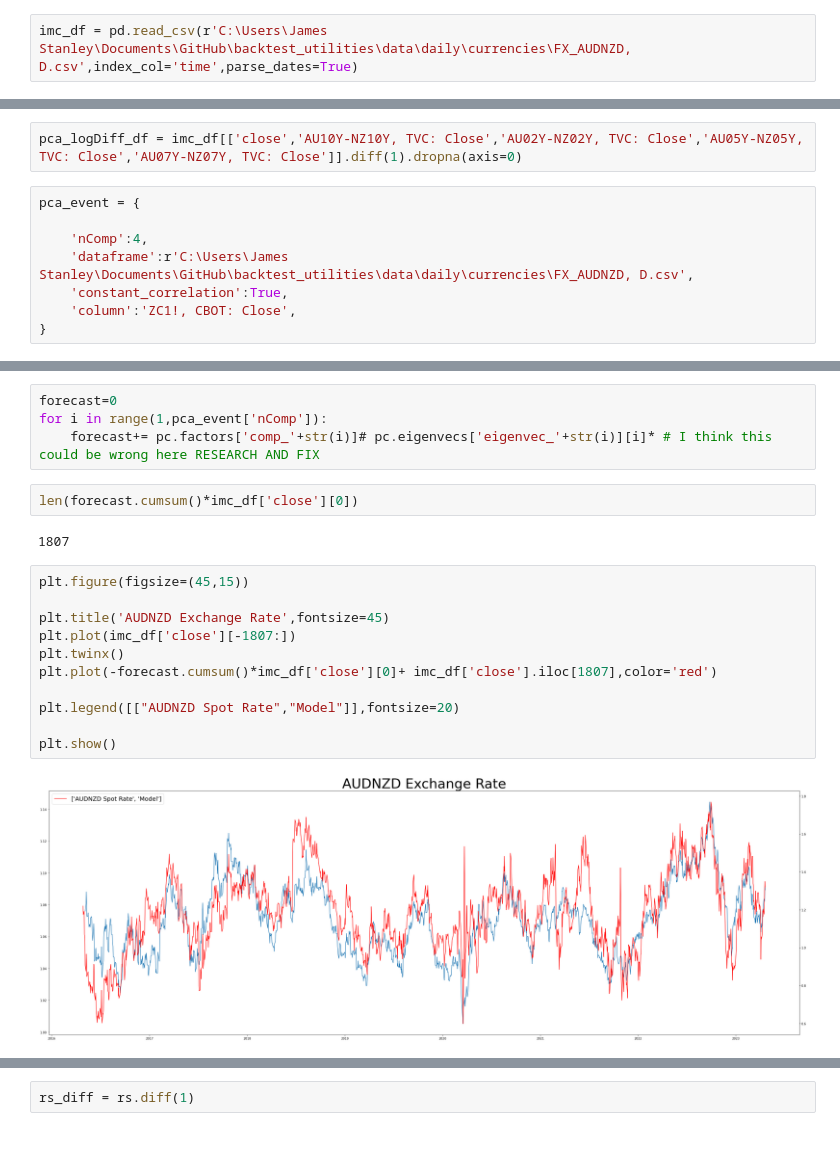
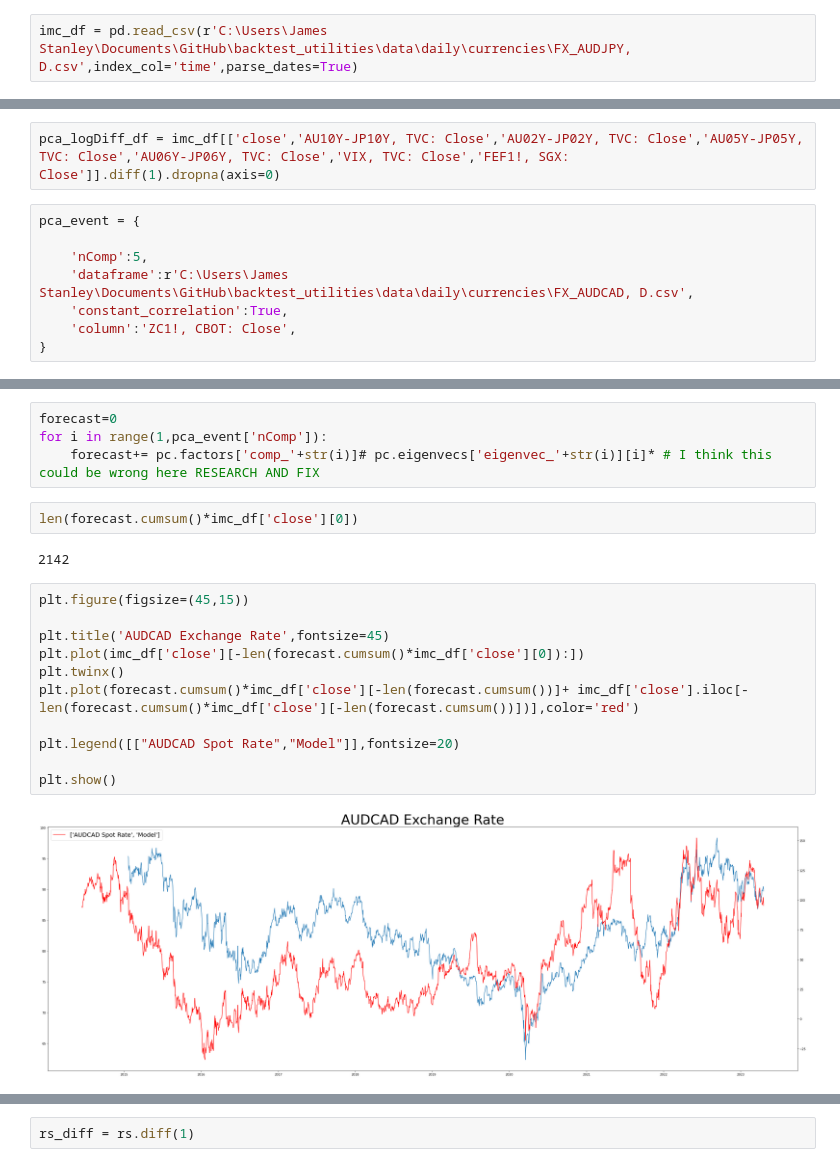
Before and after one commit to jamsyd/jamsydLibrary, a Jupyter notebook: approved_projects/arma_pca/fx_interest_rates.ipynb, the cells around one changed output, grey strips where cells are left out. Cells and saved outputs as stored; diff of their text form.

```diff
--- a/approved_projects/arma_pca/fx_interest_rates.ipynb
+++ b/approved_projects/arma_pca/fx_interest_rates.ipynb
@@ -5,7 +5,7 @@ import pandas as pd
 import seaborn as sns
 import matplotlib.pyplot as plt
 # %%
-imc_df = pd.read_csv(r'C:\Users\James Stanley\Documents\GitHub\backtest_utilities\data\daily\currencies\FX_AUDNZD, D.csv',index_col='time',parse_dates=True)
+imc_df = pd.read_csv(r'C:\Users\James Stanley\Documents\GitHub\backtest_utilities\data\daily\currencies\FX_AUDJPY, D.csv',index_col='time',parse_dates=True)
 # %%
 imc_df.columns
 # %% [output]
@@ -63,12 +67,12 @@ Text(0.5, 1.0, 'Correlation Heatmap')
 # %%
 from statsmodels.multivariate.pca import PCA
 # %%
-pca_logDiff_df = imc_df[['close','AU10Y-NZ10Y, TVC: Close','AU02Y-NZ02Y, TVC: Close','AU05Y-NZ05Y, TVC: Close','AU07Y-NZ07Y, TVC: Close']].diff(1).dropna(axis=0)
+pca_logDiff_df = imc_df[['close','AU10Y-JP10Y, TVC: Close','AU02Y-JP02Y, TVC: Close','AU05Y-JP05Y, TVC: Close','AU06Y-JP06Y, TVC: Close','VIX, TVC: Close','FEF1!, SGX: Close']].diff(1).dropna(axis=0)
 # %%
 pca_event = {
 
-    'nComp':4,
-    'dataframe':r'C:\Users\James Stanley\Documents\GitHub\backtest_utilities\data\daily\currencies\FX_AUDNZD, D.csv',
+    'nComp':5,
+    'dataframe':r'C:\Users\James Stanley\Documents\GitHub\backtest_utilities\data\daily\currencies\FX_AUDCAD, D.csv',
     'constant_correlation':True,
     'column':'ZC1!, CBOT: Close',
 }
@@ -81,20 +85,20 @@ for i in range(1,pca_event['nComp']):
 # %%
 len(forecast.cumsum()*imc_df['close'][0])
 # %% [output]
-1807
+2142
 # %%
 plt.figure(figsize=(45,15))
 
-plt.title('AUDNZD Exchange Rate',fontsize=45)
-plt.plot(imc_df['close'][-1807:])
+plt.title('AUDCAD Exchange Rate',fontsize=45)
+plt.plot(imc_df['close'][-len(forecast.cumsum()*imc_df['close'][0]):])
 plt.twinx()
-plt.plot(-forecast.cumsum()*imc_df['close'][0]+ imc_df['close'].iloc[1807],color='red')
+plt.plot(forecast.cumsum()*imc_df['close'][-len(forecast.cumsum())]+ imc_df['close'].iloc[-len(forecast.cumsum()*imc_df['close'][-len(forecast.cumsum())])],color='red')
 
-plt.legend([["AUDNZD Spot Rate","Model"]],fontsize=20)
+plt.legend([["AUDCAD Spot Rate","Model"]],fontsize=20)
 
 plt.show()
 # %% [output]
-[figure, old version]
+[figure, new version]
 # %%
 plt.figure(figsize=(45,15))
 
```
Also changed, not shown: parts of 12 cells of this notebook, 3 other files.
